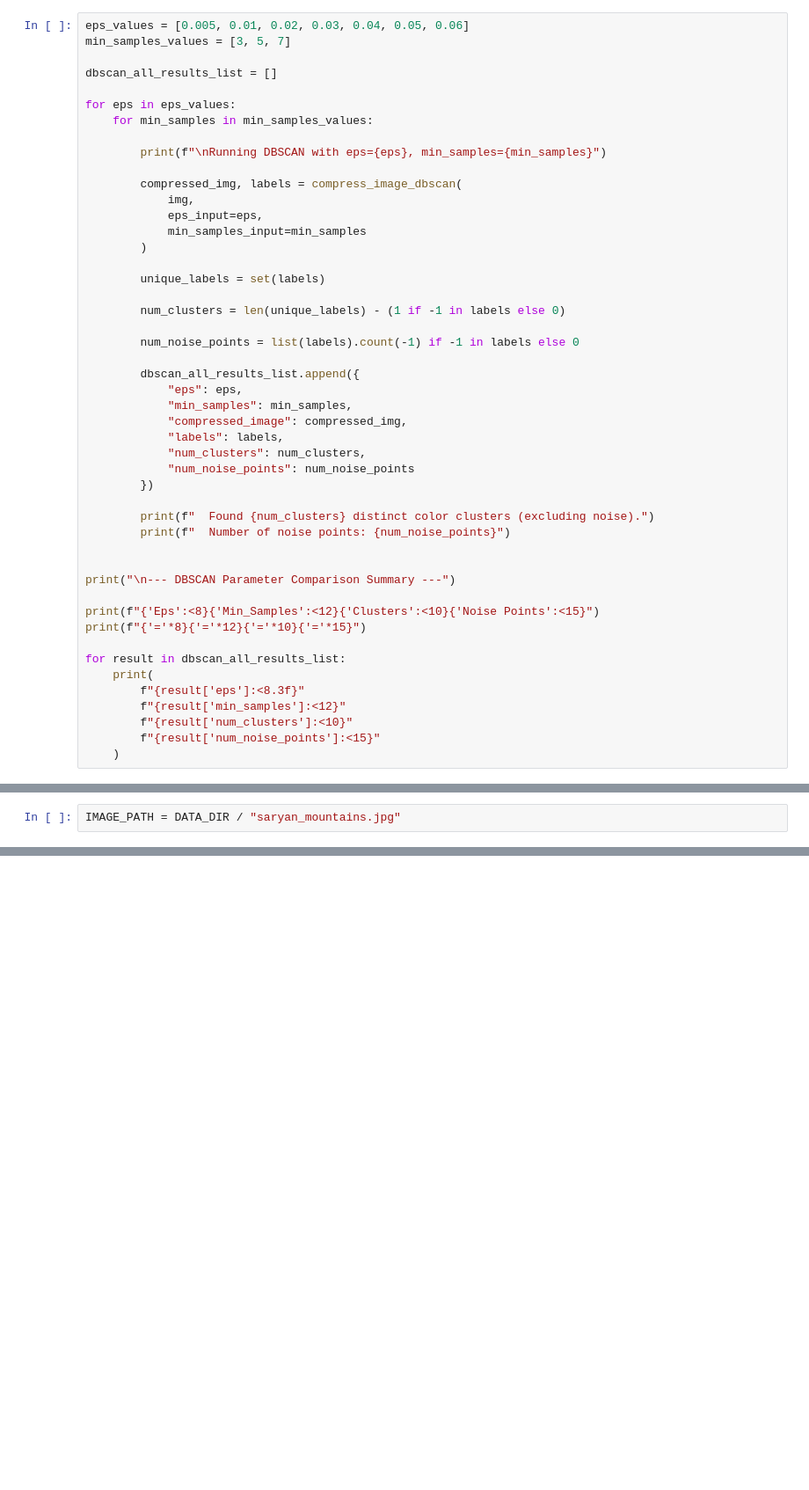
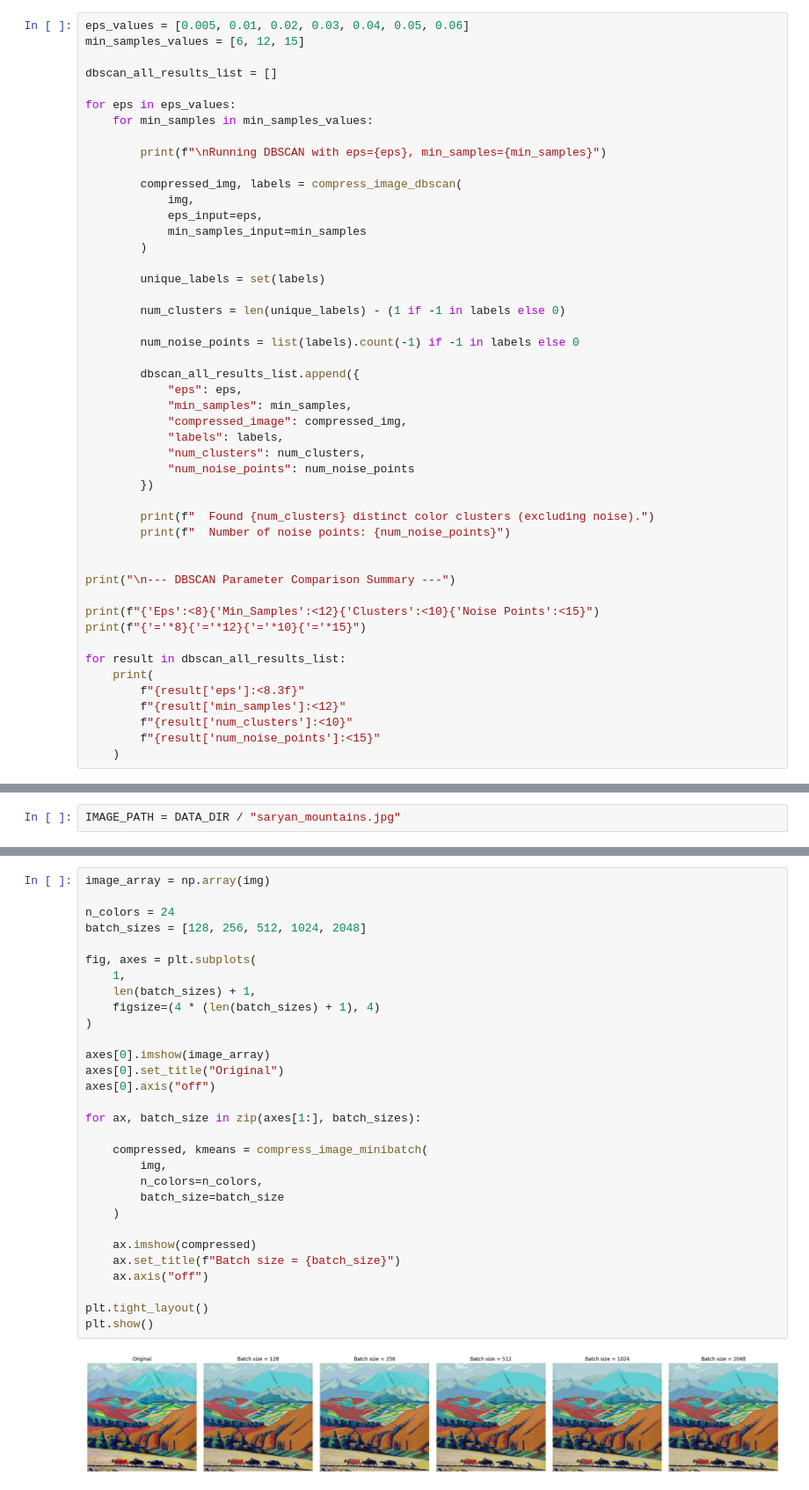
Before and after one commit to sarlusyan/ML-Projects, a Jupyter notebook: Image Compression/image_compression.ipynb, the cells around one changed output, grey strips where cells are left out. Shown at 88% size. Cells and saved outputs as stored; diff of their text form; blank space fills up the shorter version.

Commit message:
Add Mini-BATCH kMEANS

```diff
--- a/Image Compression/image_compression.ipynb
+++ b/Image Compression/image_compression.ipynb
@@ -243,7 +243,7 @@ def compress_image_dbscan(img_input, eps_input, min_samples_input):
   return compressed, labels
 # %%
 eps_values = [0.005, 0.01, 0.02, 0.03, 0.04, 0.05, 0.06]
-min_samples_values = [3, 5, 7]
+min_samples_values = [6, 12, 15]
 
 dbscan_all_results_list = []
 
@@ -341,0 +370,32 @@ plt.show()
+# %%
+image_array = np.array(img)
+
+n_colors = 24
+batch_sizes = [128, 256, 512, 1024, 2048]
+
+fig, axes = plt.subplots(
+    1,
+    len(batch_sizes) + 1,
+    figsize=(4 * (len(batch_sizes) + 1), 4)
+)
+
+axes[0].imshow(image_array)
+axes[0].set_title("Original")
+axes[0].axis("off")
+
+for ax, batch_size in zip(axes[1:], batch_sizes):
+
+    compressed, kmeans = compress_image_minibatch(
+        img,
+        n_colors=n_colors,
+        batch_size=batch_size
+    )
+
+    ax.imshow(compressed)
+    ax.set_title(f"Batch size = {batch_size}")
+    ax.axis("off")
+
+plt.tight_layout()
+plt.show()
+# %% [output]
+[figure, added]
```
Also changed, not shown: parts of 4 cells of this notebook.
